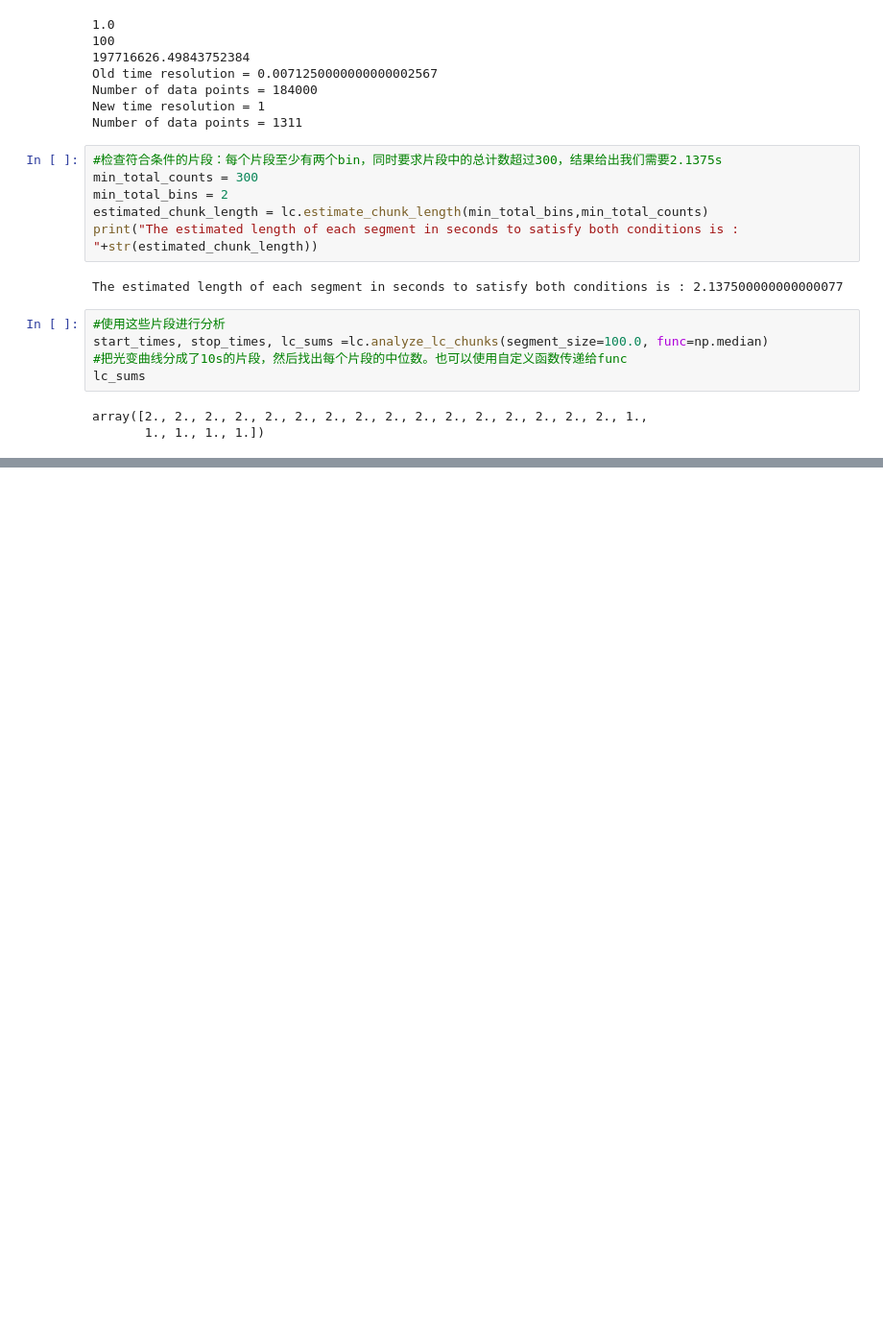
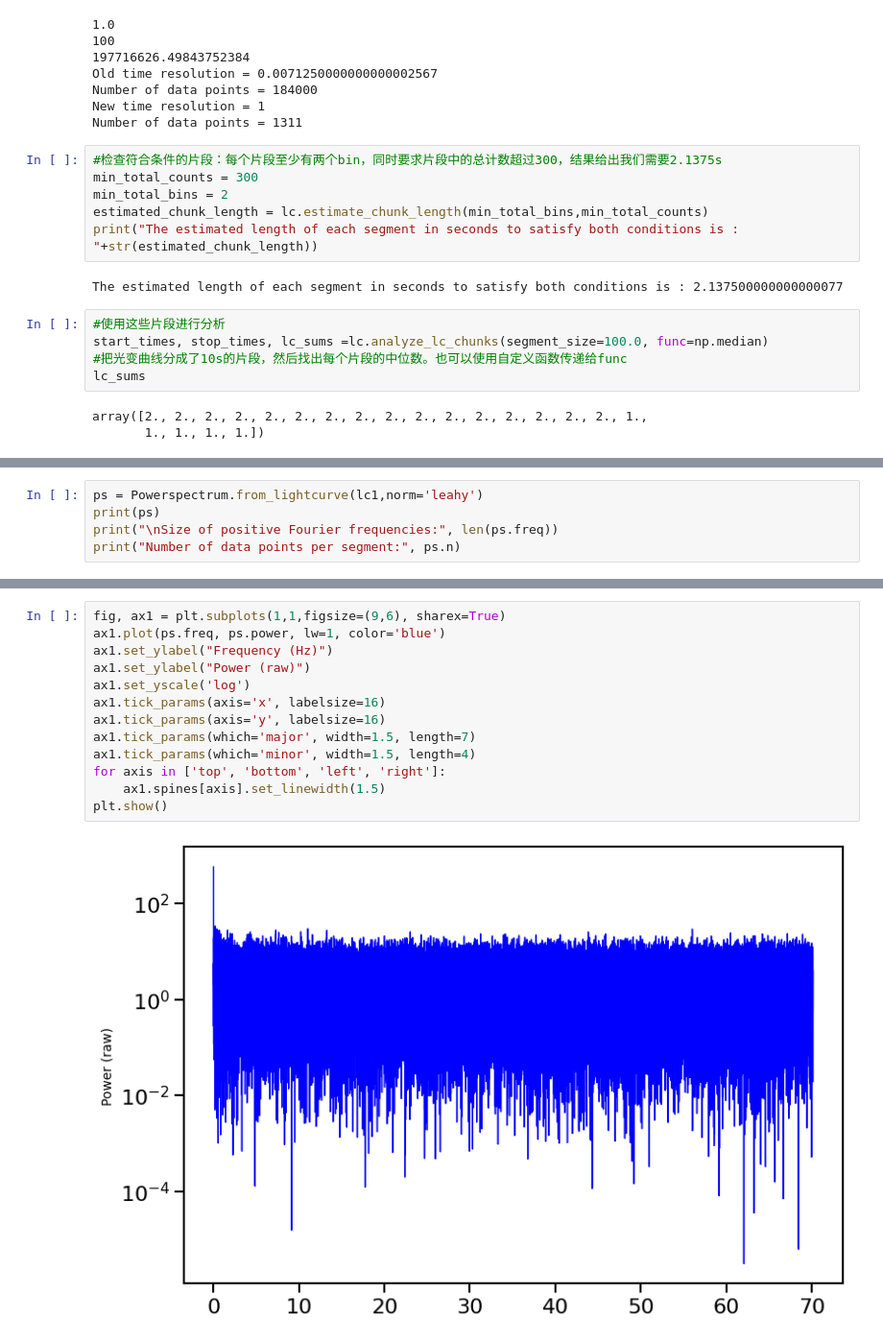
Before and after one commit to uu7uu/stingray_study, a Jupyter notebook: stingray.ipynb, the cells around one changed output, grey strips where cells are left out. Shown: that part at 96% size. Drawn from its saved outputs; the diff is of its cells as text; blank space fills up the shorter version.

```diff
--- a/stingray.ipynb
+++ b/stingray.ipynb
@@ -97,0 +114,5 @@ array([2., 2., 2., 2., 2., 2., 2., 2., 2., 2., 2., 2., 2., 2., 2., 2., 1.,
+# %%
+ps = Powerspectrum.from_lightcurve(lc1,norm='leahy')
+print(ps)
+print("\nSize of positive Fourier frequencies:", len(ps.freq))
+print("Number of data points per segment:", ps.n)
@@ -97,0 +140,15 @@ array([2., 2., 2., 2., 2., 2., 2., 2., 2., 2., 2., 2., 2., 2., 2., 2., 1.,
+# %%
+fig, ax1 = plt.subplots(1,1,figsize=(9,6), sharex=True)
+ax1.plot(ps.freq, ps.power, lw=1, color='blue')
+ax1.set_ylabel("Frequency (Hz)")
+ax1.set_ylabel("Power (raw)")
+ax1.set_yscale('log')
+ax1.tick_params(axis='x', labelsize=16)
+ax1.tick_params(axis='y', labelsize=16)
+ax1.tick_params(which='major', width=1.5, length=7)
+ax1.tick_params(which='minor', width=1.5, length=4)
+for axis in ['top', 'bottom', 'left', 'right']:
+    ax1.spines[axis].set_linewidth(1.5)
+plt.show()
+# %% [output]
+[figure, added]
```
Also changed, not shown: parts of 14 cells of this notebook.
